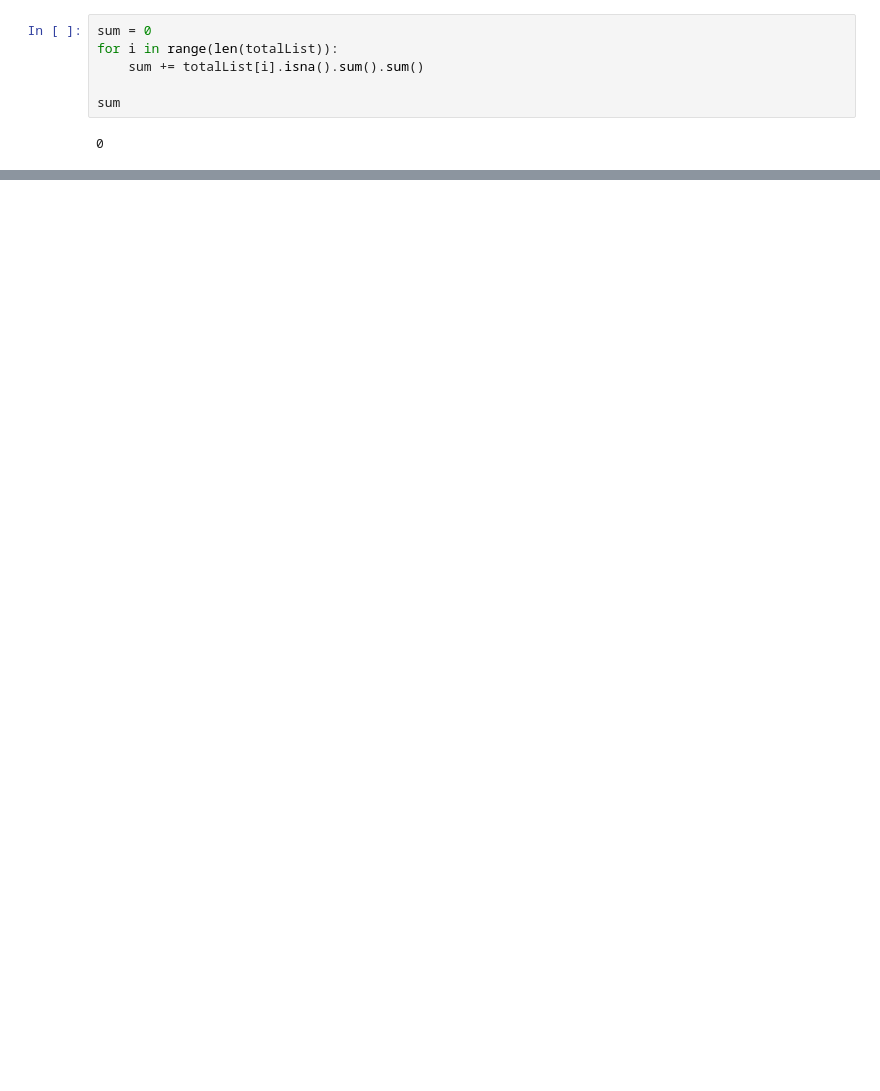
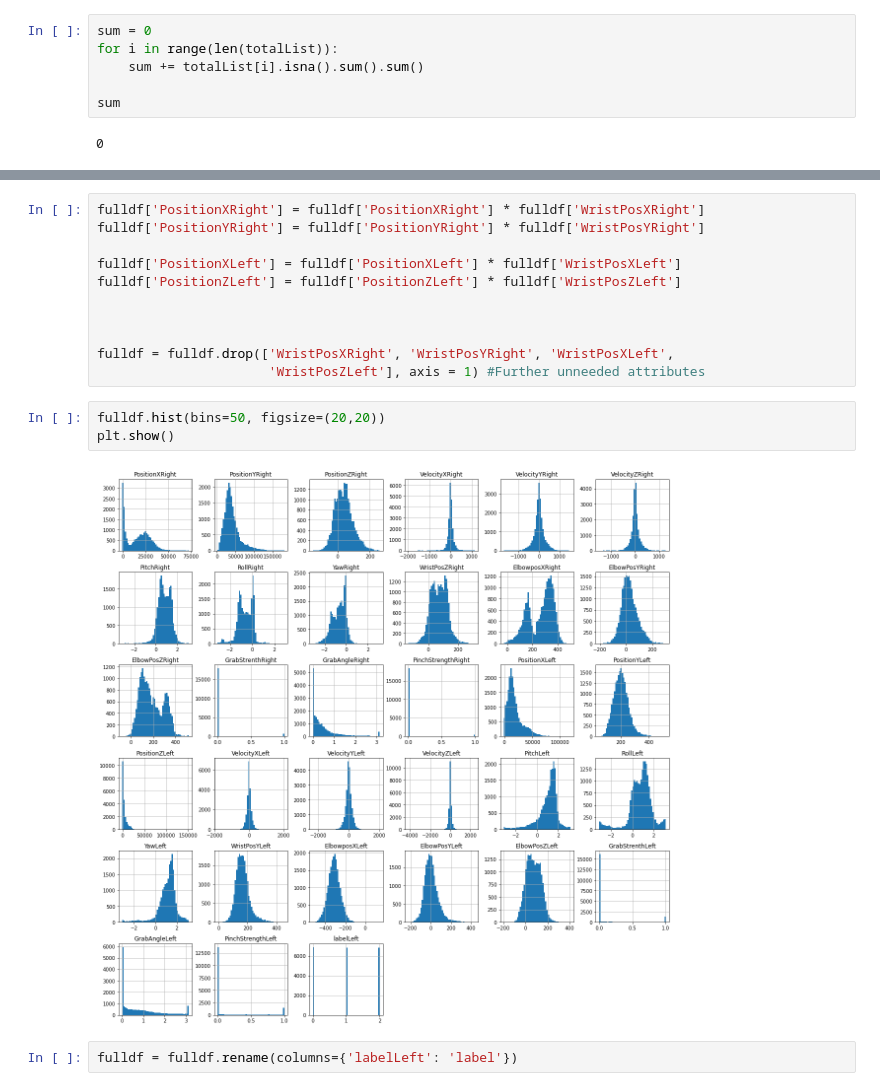
Before and after one commit to appeldaniel1998/Data-Visualization-Final-Project, a Jupyter notebook: Hand Positioning.ipynb, the cells around one changed output, grey strips where cells are left out. Cells and saved outputs as stored; diff of their text form; blank space fills up the shorter version.

```diff
--- a/Hand Positioning.ipynb
+++ b/Hand Positioning.ipynb
@@ -151,0 +361,18 @@ print(len(df))
+# %%
+fulldf['PositionXRight'] = fulldf['PositionXRight'] * fulldf['WristPosXRight']
+fulldf['PositionYRight'] = fulldf['PositionYRight'] * fulldf['WristPosYRight']
+
+fulldf['PositionXLeft'] = fulldf['PositionXLeft'] * fulldf['WristPosXLeft']
+fulldf['PositionZLeft'] = fulldf['PositionZLeft'] * fulldf['WristPosZLeft']
+
+
+
+fulldf = fulldf.drop(['WristPosXRight', 'WristPosYRight', 'WristPosXLeft',
+                      'WristPosZLeft'], axis = 1) #Further unneeded attributes
+# %%
+fulldf.hist(bins=50, figsize=(20,20))
+plt.show()
+# %% [output]
+[figure, added]
+# %%
+fulldf = fulldf.rename(columns={'labelLeft': 'label'})
```
Also changed, not shown: parts of 36 cells of this notebook.
